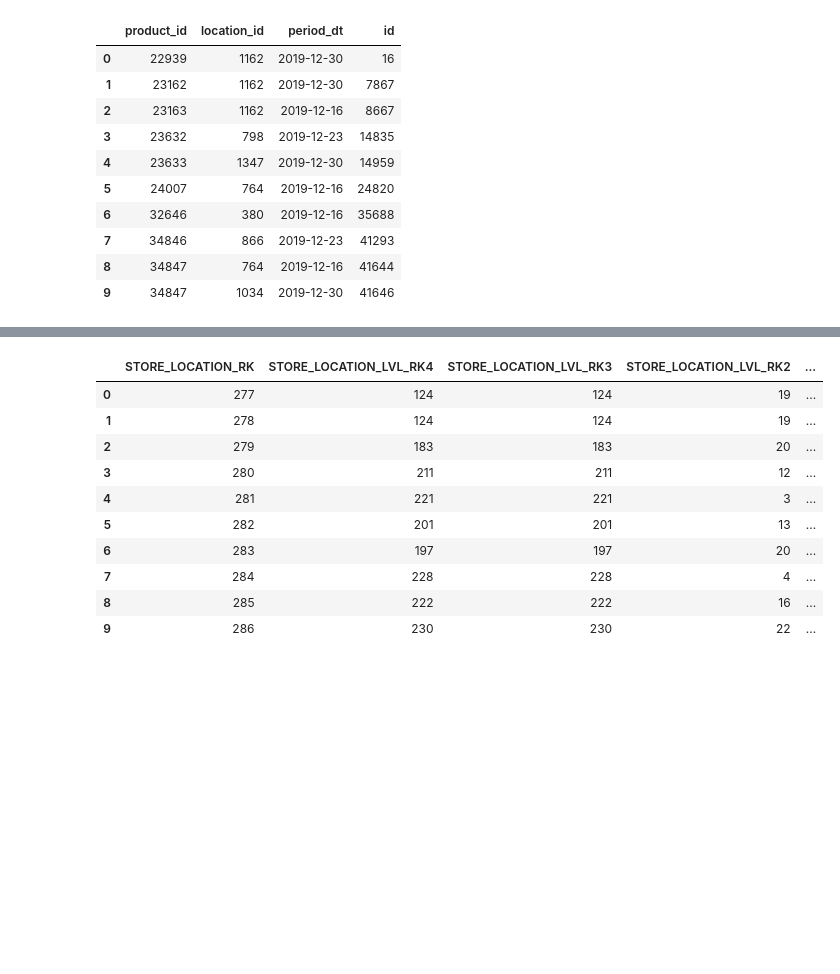
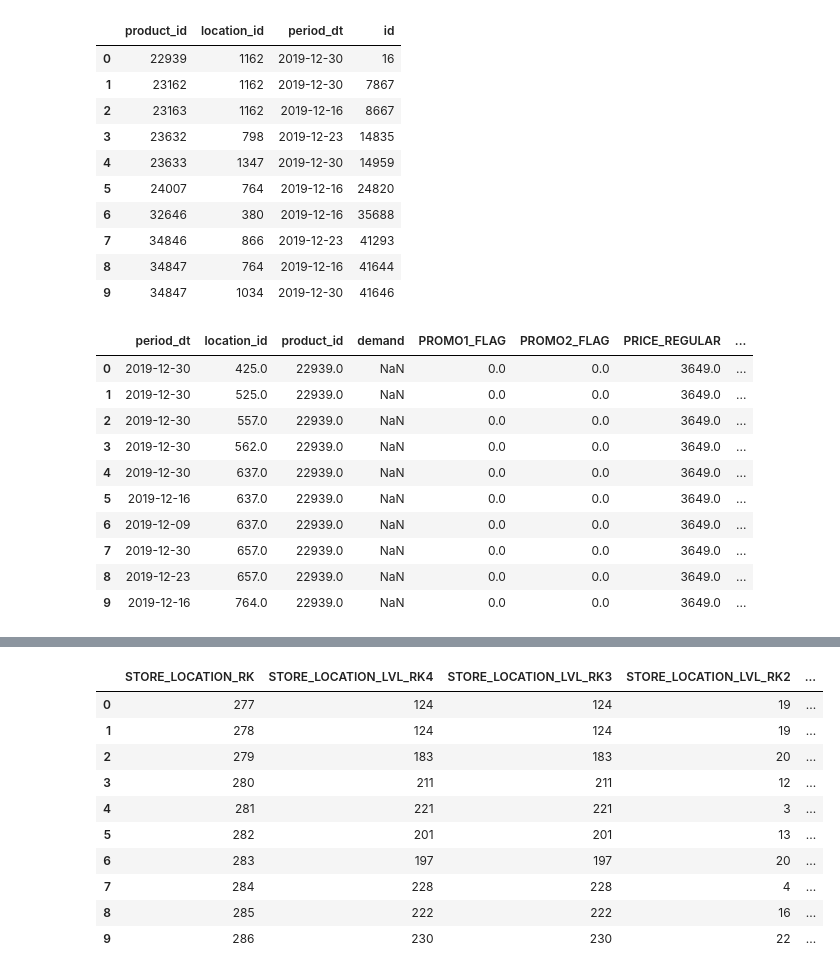
Before and after one commit to tane-superior/retail-demand-forecast, a Jupyter notebook: proj.ipynb, the cells around one changed output, grey strips where cells are left out. Saved outputs shown, nothing was run; the diff lists cells and outputs as text; code cells hidden in the pictures; blank space fills up the shorter version.

```diff
--- a/proj.ipynb
+++ b/proj.ipynb
@@ -34,6 +34,22 @@ test_df.head(10)
 | 7 | 34846 | 866 | 2019-12-23 | 41293 |
 | 8 | 34847 | 764 | 2019-12-16 | 41644 |
 | 9 | 34847 | 1034 | 2019-12-30 | 41646 |
+# %%
+train_df = pd.read_csv("hse-dab-naf-23/train.csv", sep=',')
+
+train_df.head(10)
+# %% [output]
+|  | period_dt | location_id | product_id | demand | PROMO1_FLAG | PROMO2_FLAG | PRICE_REGULAR | ... |
+| 0 | 2019-12-30 | 425.0 | 22939.0 | NaN | 0.0 | 0.0 | 3649.0 | ... |
+| 1 | 2019-12-30 | 525.0 | 22939.0 | NaN | 0.0 | 0.0 | 3649.0 | ... |
+| 2 | 2019-12-30 | 557.0 | 22939.0 | NaN | 0.0 | 0.0 | 3649.0 | ... |
+| 3 | 2019-12-30 | 562.0 | 22939.0 | NaN | 0.0 | 0.0 | 3649.0 | ... |
+| 4 | 2019-12-30 | 637.0 | 22939.0 | NaN | 0.0 | 0.0 | 3649.0 | ... |
+| 5 | 2019-12-16 | 637.0 | 22939.0 | NaN | 0.0 | 0.0 | 3649.0 | ... |
+| 6 | 2019-12-09 | 637.0 | 22939.0 | NaN | 0.0 | 0.0 | 3649.0 | ... |
+| 7 | 2019-12-30 | 657.0 | 22939.0 | NaN | 0.0 | 0.0 | 3649.0 | ... |
+| 8 | 2019-12-23 | 657.0 | 22939.0 | NaN | 0.0 | 0.0 | 3649.0 | ... |
+| 9 | 2019-12-16 | 764.0 | 22939.0 | NaN | 0.0 | 0.0 | 3649.0 | ... |
 # %%
 product_df = pd.read_csv("hse-dab-naf-23/PRODUCT.csv", sep=';')
 
```
